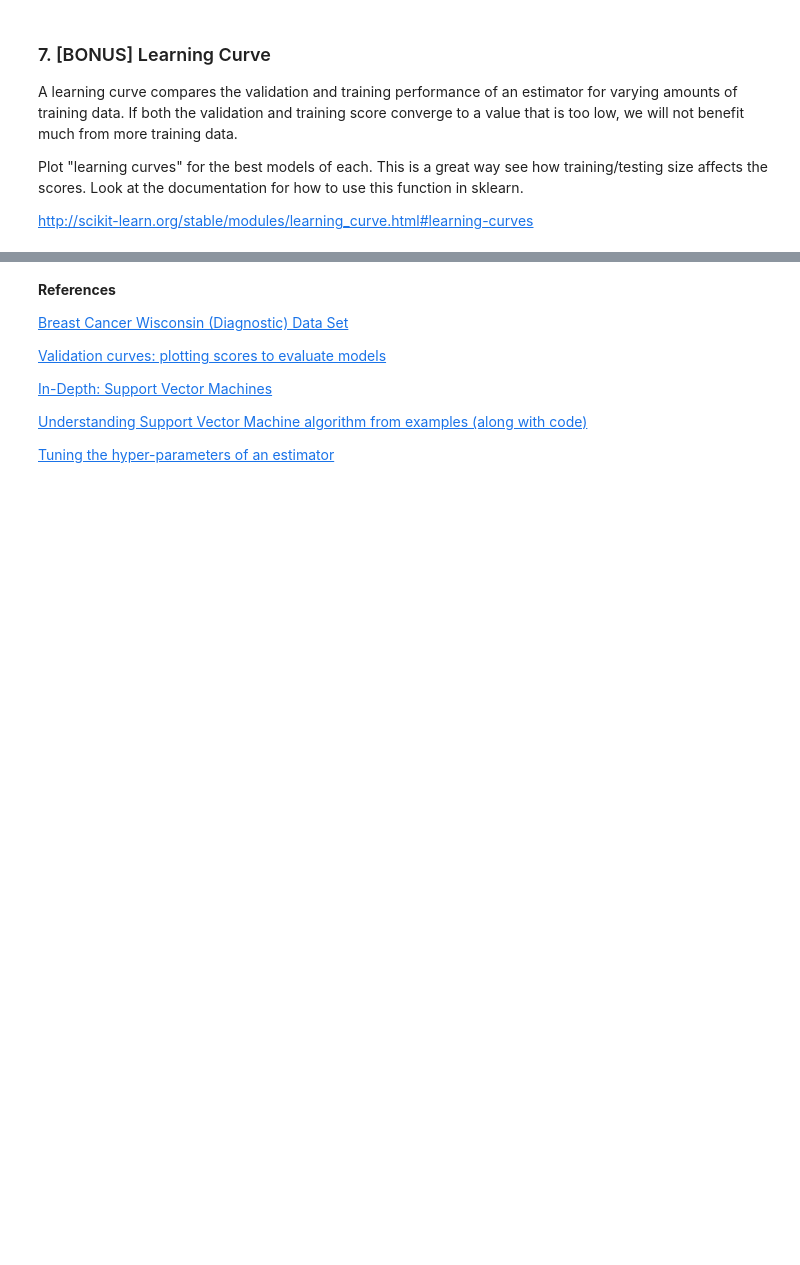
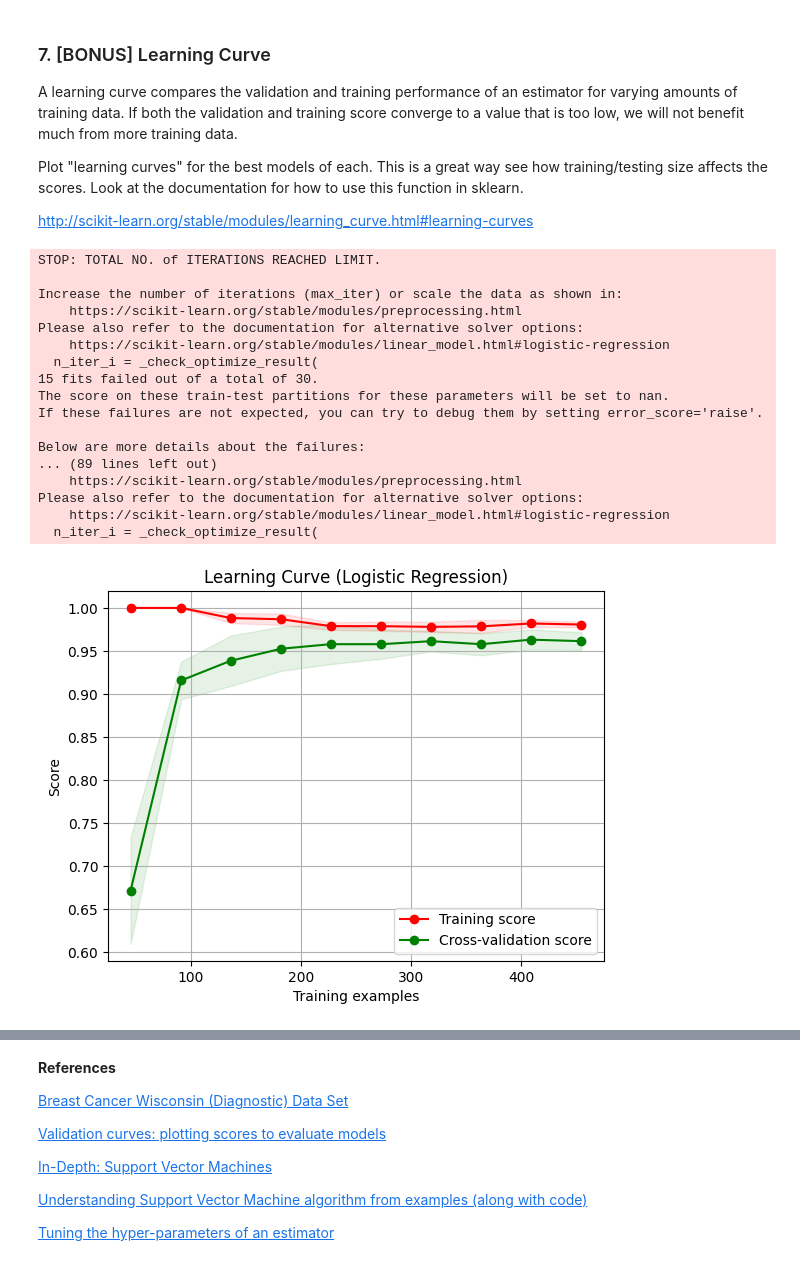
Before and after one commit to pragyanandan/Module-51, a Jupyter notebook: IOD_Lab_5_3_1.ipynb, the cells around one changed output, grey strips where cells are left out. Saved outputs shown, nothing was run; the diff lists cells and outputs as text; code cells hidden in the pictures; blank space fills up the shorter version.

```diff
--- a/IOD_Lab_5_3_1.ipynb
+++ b/IOD_Lab_5_3_1.ipynb
@@ -363,9 +371,9 @@ X_train, X_test, y_train, y_test = train_test_split(X, y, test_size=0.2, random_
 
 def grid_search_logistic_regression(X_train, y_train):
     param_grid = {
-        'C': [0.01, 0.1, 1, 10, 100],
-        'solver': ['liblinear', 'lbfgs', 'saga']
-    }
+    'penalty': ['l1','l2'],
+    'C': [1, 10, 100]
+}
     log_reg = LogisticRegression(max_iter=10000)
     grid_search = GridSearchCV(log_reg, param_grid, cv=5, scoring='accuracy')
     grid_search.fit(X_train, y_train)
@@ -373,10 +381,10 @@ def grid_search_logistic_regression(X_train, y_train):
 
 def grid_search_svm(X_train, y_train):
     param_grid = {
-        'C': [0.01, 0.1, 1, 10, 100],
-        'kernel': ['linear', 'rbf', 'poly'],
-        'gamma': ['scale', 'auto']
-    }
+    'C': [1, 10, 100],
+    'gamma': [0.001, 0.0001],
+    'kernel': ['linear','rbf']
+}
     svm = SVC()
     grid_search = GridSearchCV(svm, param_grid, cv=5, scoring='accuracy')
     grid_search.fit(X_train, y_train)
@@ -397,30 +405,49 @@ def plot_learning_curve(estimator, title, X, y, cv=5, n_jobs=None, train_sizes=n
     plt.figure()
     plt.title(title)
     plt.xlabel("Training examples")
     plt.ylabel("Score")
     train_sizes, train_scores, test_scores = learning_curve(estimator, X, y, cv=cv, n_jobs=n_jobs, train_sizes=train_sizes)
     train_scores_mean = np.mean(train_scores, axis=1)
     train_scores_std = np.std(train_scores, axis=1)
     test_scores_mean = np.mean(test_scores, axis=1)
     test_scores_std = np.std(test_scores, axis=1)
     plt.grid()
 
     plt.fill_between(train_sizes, train_scores_mean - train_scores_std,
                      train_scores_mean + train_scores_std, alpha=0.1,
                      color="r")
     plt.fill_between(train_sizes, test_scores_mean - test_scores_std,
                      test_scores_mean + test_scores_std, alpha=0.1, color="g")
     plt.plot(train_sizes, train_scores_mean, 'o-', color="r",
              label="Training score")
     plt.plot(train_sizes, test_scores_mean, 'o-', color="g",
              label="Cross-validation score")
 
     plt.legend(loc="best")
     return plt
 
 # Plot learning curves
 plot_learning_curve(best_log_reg, "Learning Curve (Logistic Regression)", X, y)
 plot_learning_curve(best_svm, "Learning Curve (SVM)", X, y)
 plot_learning_curve(nb_model, "Learning Curve (Naive Bayes)", X, y)
 
 plt.show()
+# %% [output]
+STOP: TOTAL NO. of ITERATIONS REACHED LIMIT.
+
+Increase the number of iterations (max_iter) or scale the data as shown in:
+    https://scikit-learn.org/stable/modules/preprocessing.html
+Please also refer to the documentation for alternative solver options:
+    https://scikit-learn.org/stable/modules/linear_model.html#logistic-regression
+  n_iter_i = _check_optimize_result(
+15 fits failed out of a total of 30.
+The score on these train-test partitions for these parameters will be set to nan.
+If these failures are not expected, you can try to debug them by setting error_score='raise'.
+
+Below are more details about the failures:
+... (89 lines left out)
+    https://scikit-learn.org/stable/modules/preprocessing.html
+Please also refer to the documentation for alternative solver options:
+    https://scikit-learn.org/stable/modules/linear_model.html#logistic-regression
+  n_iter_i = _check_optimize_result(
+[figure, added]
```
Also changed, not shown: parts of 2 cells of this notebook, 1 other file.
